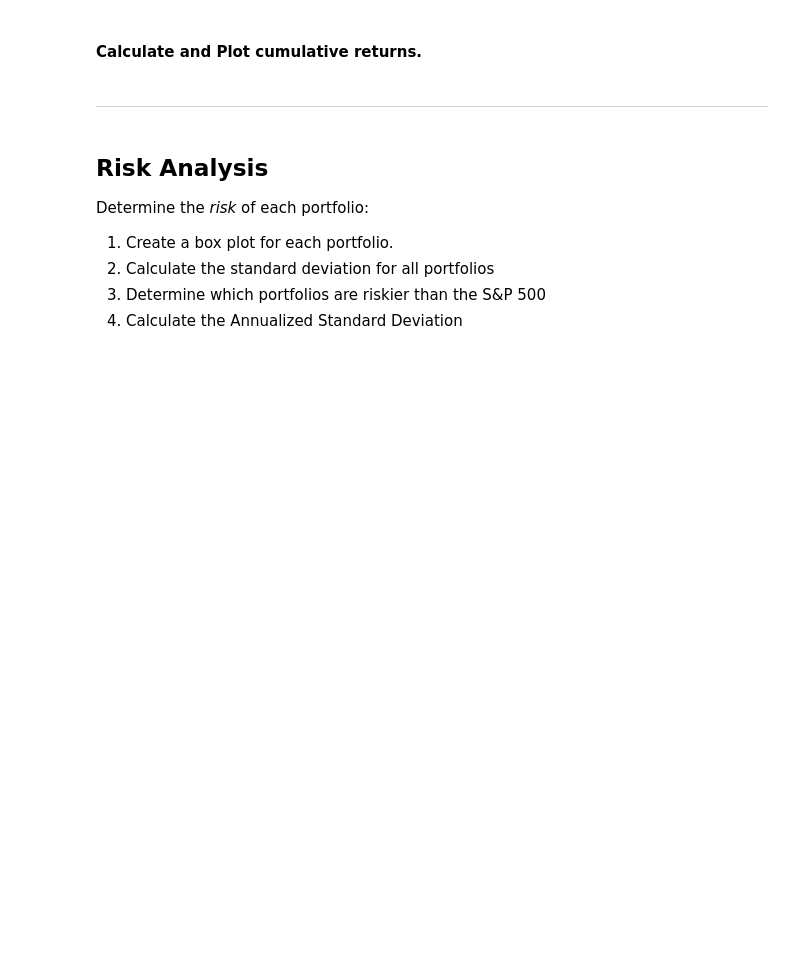
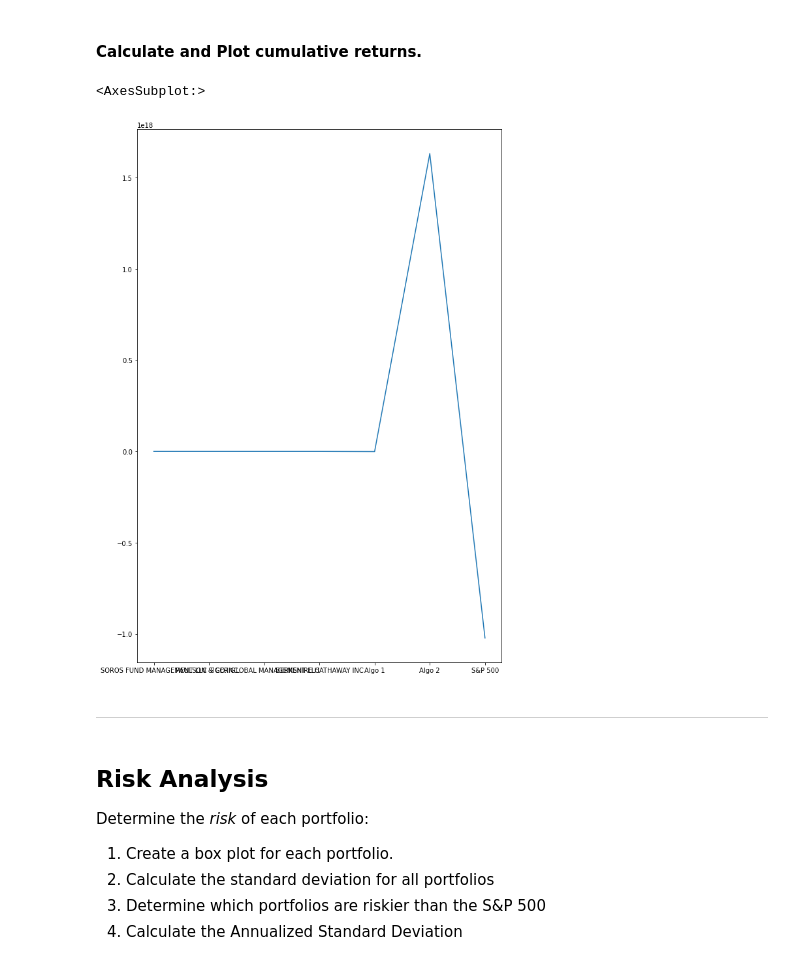
Before and after one commit to vdshulyak/python-pandas, a Jupyter notebook: whale_analysis.ipynb, the cells around one changed output. Saved outputs shown, nothing was run; the diff lists cells and outputs as text; code cells hidden in the pictures; blank space fills up the shorter version.

```diff
--- a/whale_analysis.ipynb
+++ b/whale_analysis.ipynb
@@ -83,8 +171,20 @@ In this section, you will calculate and visualize performance and risk metrics f
 #### Calculate and Plot cumulative returns.
 # %%
 # Calculate cumulative returns of all portfolios
+cumulative_returns_df = combined_df.sum(axis = 0)
 
+#cumulative_returns_df
+
+cr = np.cumprod(cumulative_returns_df , axis =0)
 # Plot cumulative returns
+#combined_df
+
+cr
+
+cr.plot(figsize=(10, 15))
+# %% [output]
+<AxesSubplot:>
+[figure, added]
 # %% [markdown]
 ---
 # %% [markdown]
```
Also changed, not shown: parts of 28 cells of this notebook.
